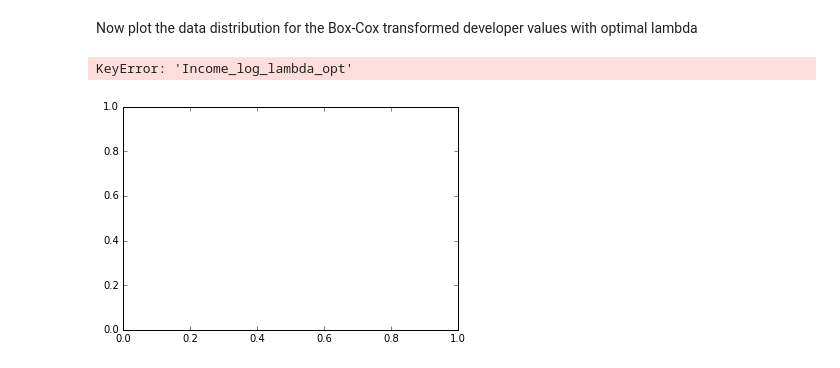
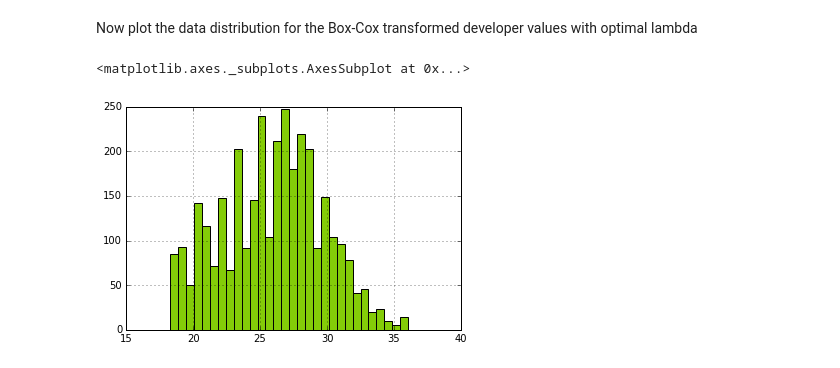
Before and after one commit to FreddyBruce/ipython-notebooks, a Jupyter notebook: feature-engineering/feature-engineering-numeric-data.ipynb, the cells around one changed output. Cells and saved outputs as stored; diff of their text form; code cells hidden in the pictures.

```diff
--- a/feature-engineering/feature-engineering-numeric-data.ipynb
+++ b/feature-engineering/feature-engineering-numeric-data.ipynb
@@ -382,7 +382,7 @@ Now plot the data distribution for the Box-Cox transformed developer values with
 # %%
 income_boxcox_mean = np.round(np.mean(df_survey_fcc['Income_boxcox_lambda_opt']), 2)
 fig, ax = plt.subplots()
-df_survey_fcc['Income__lambda_opt'].hist(bins=30, color='#84cc08')
+df_survey_fcc['Income_boxcox_lambda_opt'].hist(bins=30, color='#84cc08')
 # %% [output]
-KeyError: 'Income_log_lambda_opt'
+<matplotlib.axes._subplots.AxesSubplot at 0x...>
-[figure, old version]
+[figure, new version]
```
Also changed, not shown: 13 other files.
